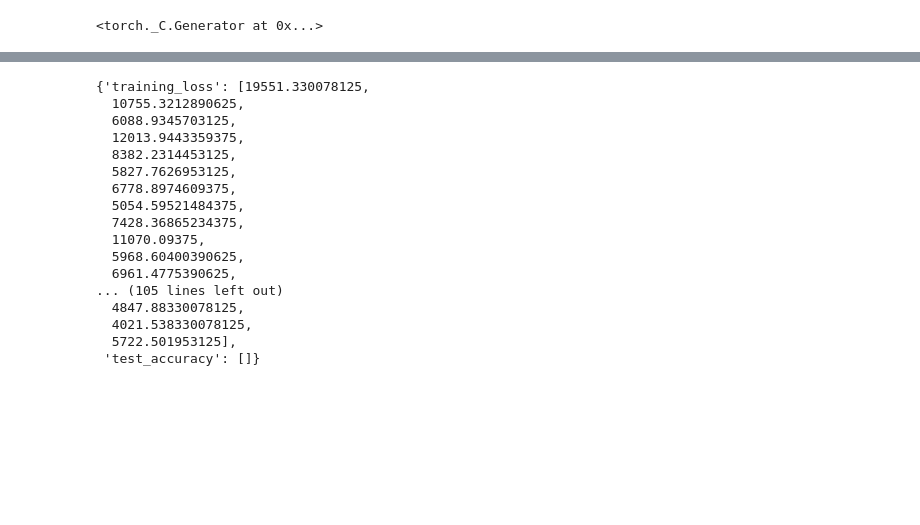
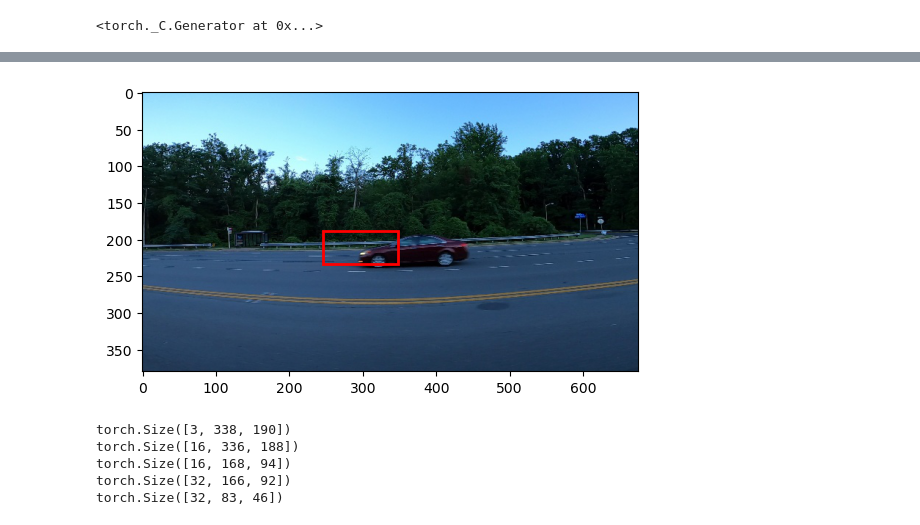
Before and after one commit to PaMilot/Car-detection, a Jupyter notebook: own_model.ipynb, the cells around one changed output, grey strips where cells are left out. Saved outputs shown, nothing was run; the diff lists cells and outputs as text; code cells hidden in the pictures; blank space fills up the shorter version.

```diff
--- a/own_model.ipynb
+++ b/own_model.ipynb
@@ -235,20 +133,15 @@ CarRecognitionNet(
-# %%
-output
-# %% [output]
-{'training_loss': [19551.330078125,
-  10755.3212890625,
-  6088.9345703125,
-  12013.9443359375,
-  8382.2314453125,
-  5827.7626953125,
-  6778.8974609375,
-  5054.59521484375,
-  7428.36865234375,
-  11070.09375,
-  5968.60400390625,
-  6961.4775390625,
-... (105 lines left out)
-  4847.88330078125,
-  4021.538330078125,
-  5722.501953125],
- 'test_accuracy': []}
+# %%
+# image_path = 'data/test/vid_5_27900.jpg'
+image_path = 'data/train/vid_4_860.jpg'
+image = Image.open(image_path)
+
+
+transform = transforms.Compose([transforms.Resize((NEW_X,NEW_Y)),
+                                transforms.ToTensor()])
+img = transform(image)
+img = img.unsqueeze(0) # simuler un batch size de 1 pour avoir la bonne dim
+
+pred = model(img)
+display_bounding_boxes(image, pred)
+# %% [output]
+[figure, added]
@@ -254,0 +157,26 @@ output
+# %%
+conv1 = nn.Conv2d(3, 16, kernel_size=5, stride=1, padding=1)
+# 334, 186 (input - kernelsize + 1)
+pool = nn.MaxPool2d(kernel_size=2, stride=2, padding=0)
+# 166, 93
+conv2 = nn.Conv2d(16, 32, kernel_size=5, stride=1, padding=1)
+# 162, 89
+
+fc1 = nn.Linear(166*92*32, 128)  # Modifiez selon la taille de votre image
+fc2 = nn.Linear(128, 4)  # 4 pour les coordonnées (x_min, y_min, x_max, y_max)
+
+print(img.shape)
+x  = conv1(img)
+print(x.shape)
+x = pool(x)
+print(x.shape)
+x = conv2(x)
+print(x.shape)
+x = pool(x)
+print(x.shape)
+# %% [output]
+torch.Size([3, 338, 190])
+torch.Size([16, 336, 188])
+torch.Size([16, 168, 94])
+torch.Size([32, 166, 92])
+torch.Size([32, 83, 46])
```
Also changed, not shown: parts of 15 cells of this notebook.
